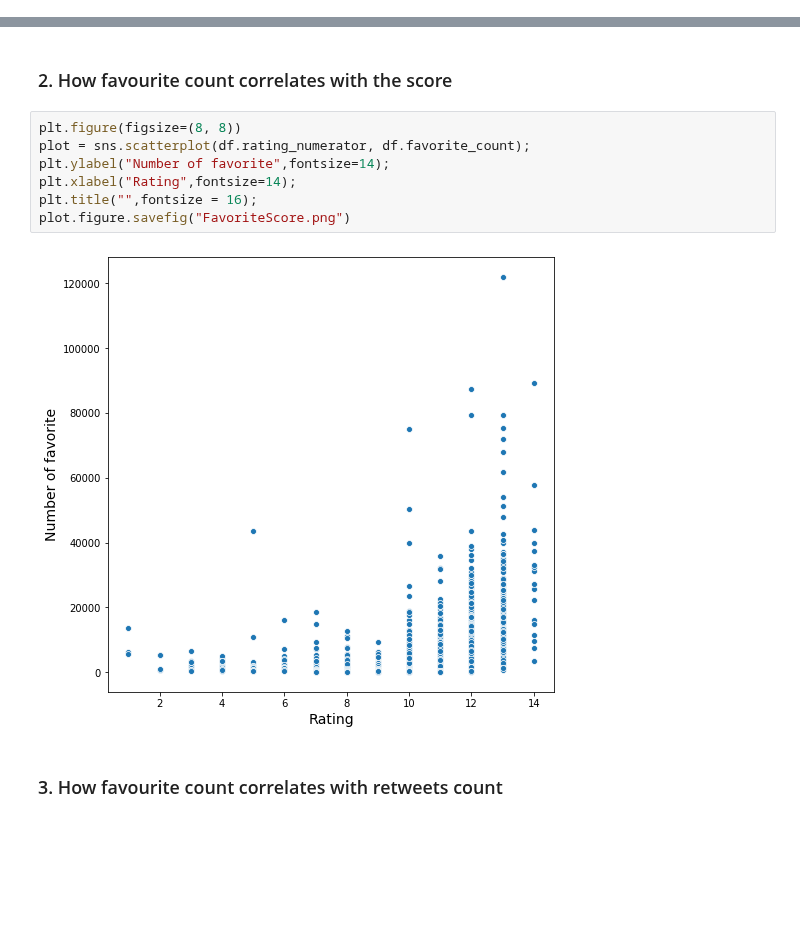
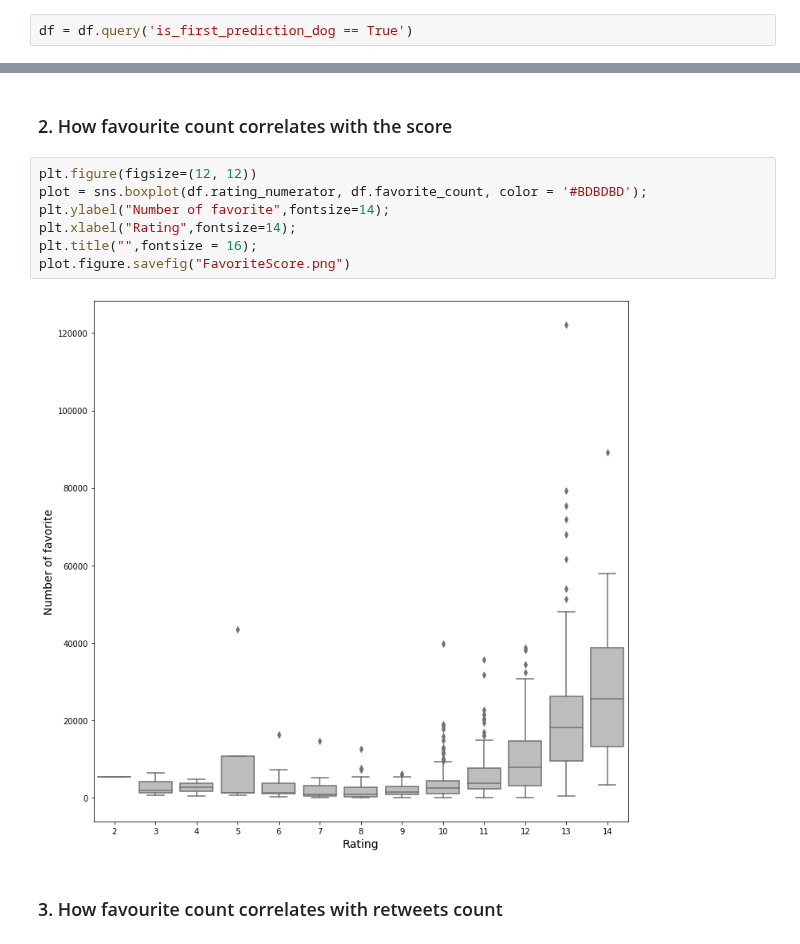
Before and after one commit to hamidkhbl/Twitter_account_data_analysis, a Jupyter notebook: wrangle_act.ipynb, the cells around one changed output, grey strips where cells are left out. Cells and saved outputs as stored; diff of their text form; blank space fills up the shorter version.

```diff
--- a/wrangle_act.ipynb
+++ b/wrangle_act.ipynb
@@ -913,3 +914,5 @@ memory usage: 201.7+ KB
+# %%
+df = df.query('is_first_prediction_dog == True')
 # %% [markdown]
 ______________________________________
 # %% [markdown]
@@ -948,14 +951,14 @@ plot.figure.savefig("RetweetScore.png")
 # %% [markdown]
 ### 2. How favourite count correlates with the score
 # %%
-plt.figure(figsize=(8, 8))
-plot = sns.scatterplot(df.rating_numerator, df.favorite_count);
+plt.figure(figsize=(12, 12))
+plot = sns.boxplot(df.rating_numerator, df.favorite_count, color = '#BDBDBD');
 plt.ylabel("Number of favorite",fontsize=14);
 plt.xlabel("Rating",fontsize=14);
 plt.title("",fontsize = 16);
 plot.figure.savefig("FavoriteScore.png")
 # %% [output]
-[figure, old version]
+[figure, new version]
 # %% [markdown]
 ### 3. How favourite count correlates with retweets count
 # %%
```
Also changed, not shown: parts of 16 cells of this notebook, 5 other files.
